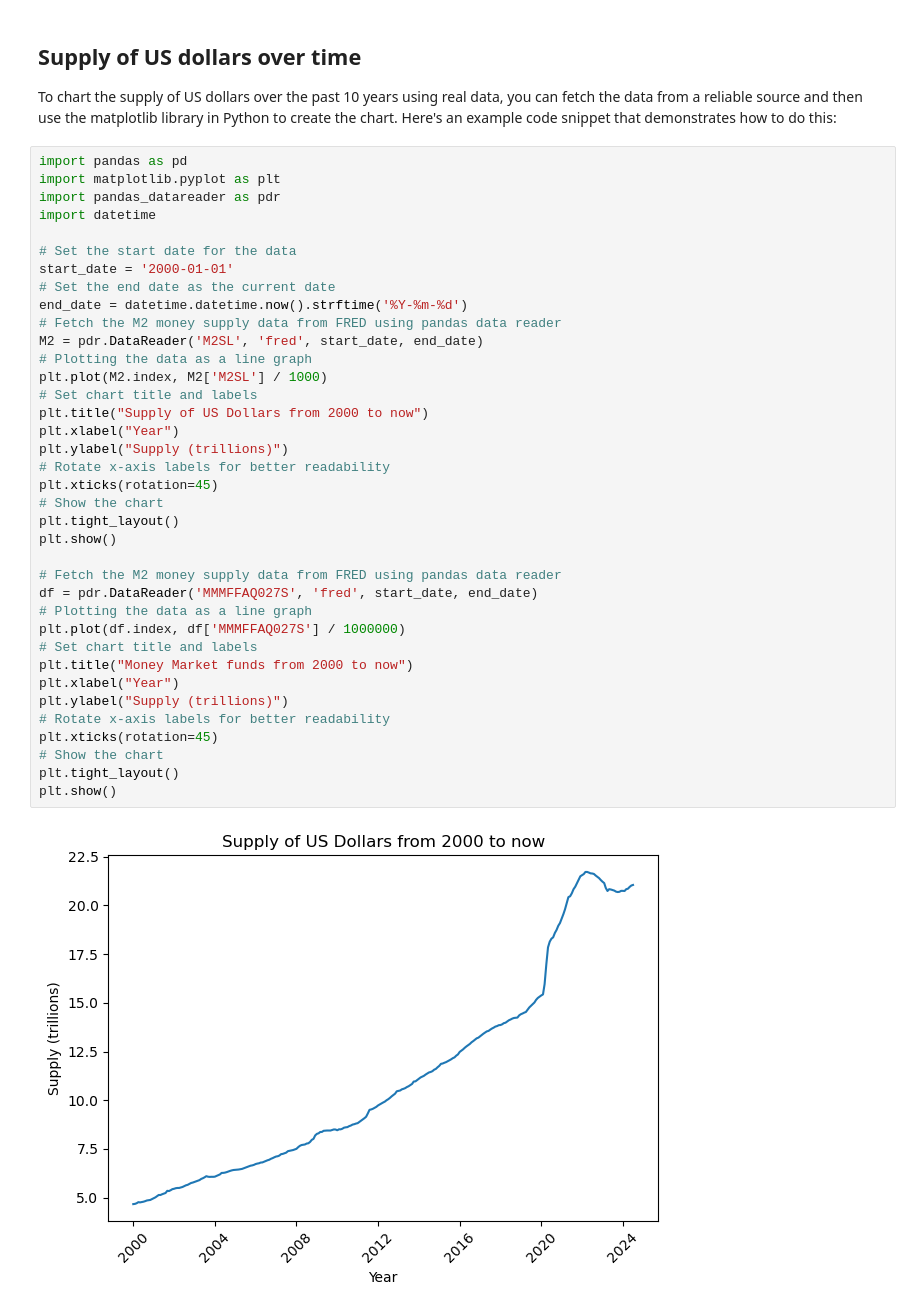
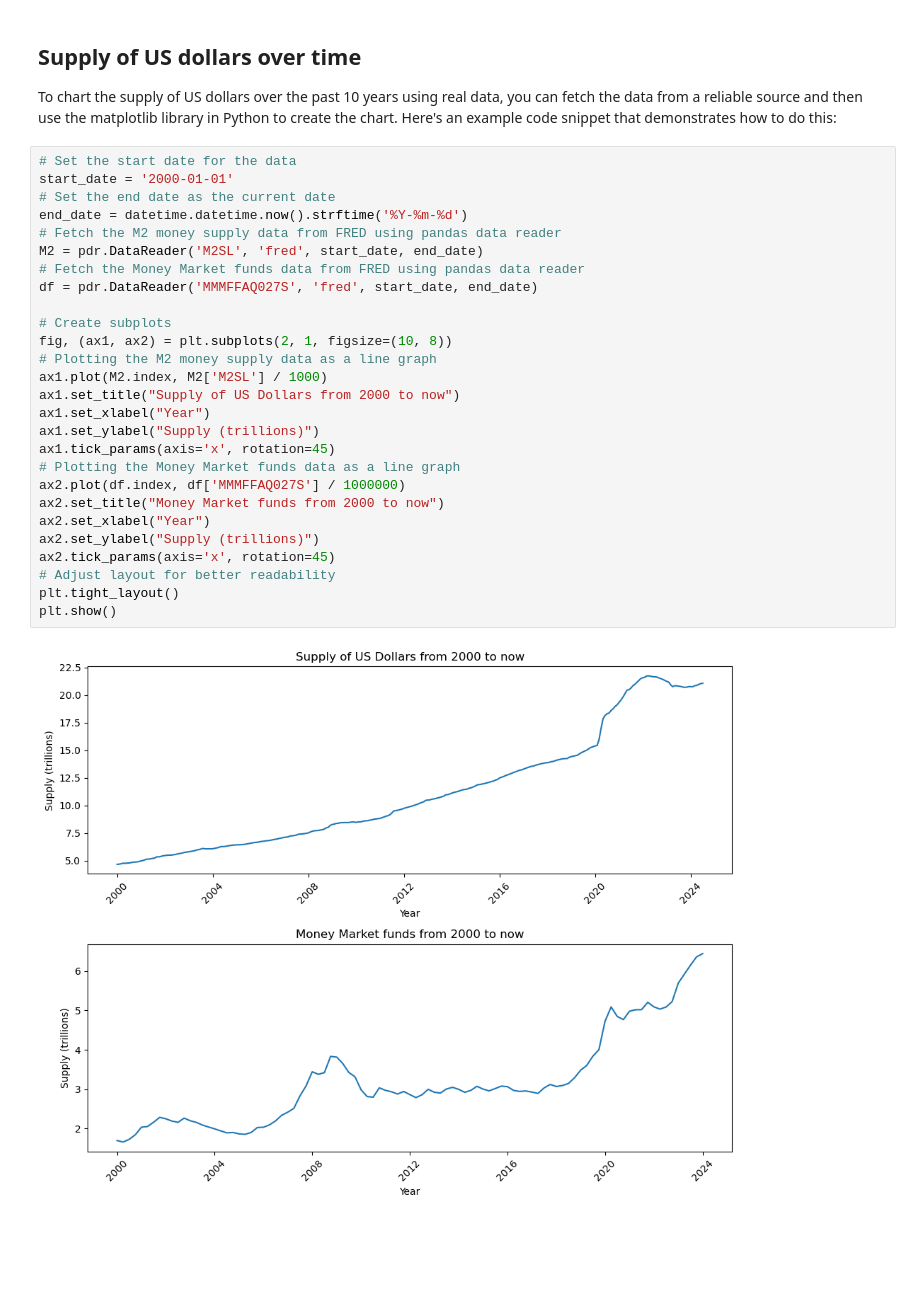
Before and after one commit to eklenks/Code, a Jupyter notebook: graphs.ipynb, the cells around one changed output. Drawn from its saved outputs; the diff is of its cells as text; blank space fills up the shorter version.

```diff
--- a/graphs.ipynb
+++ b/graphs.ipynb
@@ -2,41 +9,31 @@
 ## Supply of US dollars over time
 To chart the supply of US dollars over the past 10 years using real data, you can fetch the data from a reliable source and then use the matplotlib library in Python to create the chart. Here's an example code snippet that demonstrates how to do this:
 # %%
-import pandas as pd
-import matplotlib.pyplot as plt
-import pandas_datareader as pdr
-import datetime
-
 # Set the start date for the data
 start_date = '2000-01-01'
 # Set the end date as the current date
 end_date = datetime.datetime.now().strftime('%Y-%m-%d')
 # Fetch the M2 money supply data from FRED using pandas data reader
 M2 = pdr.DataReader('M2SL', 'fred', start_date, end_date)
-# Plotting the data as a line graph
-plt.plot(M2.index, M2['M2SL'] / 1000)
-# Set chart title and labels
-plt.title("Supply of US Dollars from 2000 to now")
-plt.xlabel("Year")
-plt.ylabel("Supply (trillions)")
-# Rotate x-axis labels for better readability
-plt.xticks(rotation=45)
-# Show the chart
+# Fetch the Money Market funds data from FRED using pandas data reader
+df = pdr.DataReader('MMMFFAQ027S', 'fred', start_date, end_date)
+
+# Create subplots
+fig, (ax1, ax2) = plt.subplots(2, 1, figsize=(10, 8))
+# Plotting the M2 money supply data as a line graph
+ax1.plot(M2.index, M2['M2SL'] / 1000)
+ax1.set_title("Supply of US Dollars from 2000 to now")
+ax1.set_xlabel("Year")
+ax1.set_ylabel("Supply (trillions)")
+ax1.tick_params(axis='x', rotation=45)
+# Plotting the Money Market funds data as a line graph
+ax2.plot(df.index, df['MMMFFAQ027S'] / 1000000)
+ax2.set_title("Money Market funds from 2000 to now")
+ax2.set_xlabel("Year")
+ax2.set_ylabel("Supply (trillions)")
+ax2.tick_params(axis='x', rotation=45)
+# Adjust layout for better readability
 plt.tight_layout()
 plt.show()
-
-# Fetch the M2 money supply data from FRED using pandas data reader
-df = pdr.DataReader('MMMFFAQ027S', 'fred', start_date, end_date)
-# Plotting the data as a line graph
-plt.plot(df.index, df['MMMFFAQ027S'] / 1000000)
-# Set chart title and labels
-plt.title("Money Market funds from 2000 to now")
-plt.xlabel("Year")
-plt.ylabel("Supply (trillions)")
-# Rotate x-axis labels for better readability
-plt.xticks(rotation=45)
-# Show the chart
-plt.tight_layout()
-plt.show()
 # %% [output]
-[figure, old version]
+[figure, new version]
```
Also changed, not shown: parts of 17 cells of this notebook.
